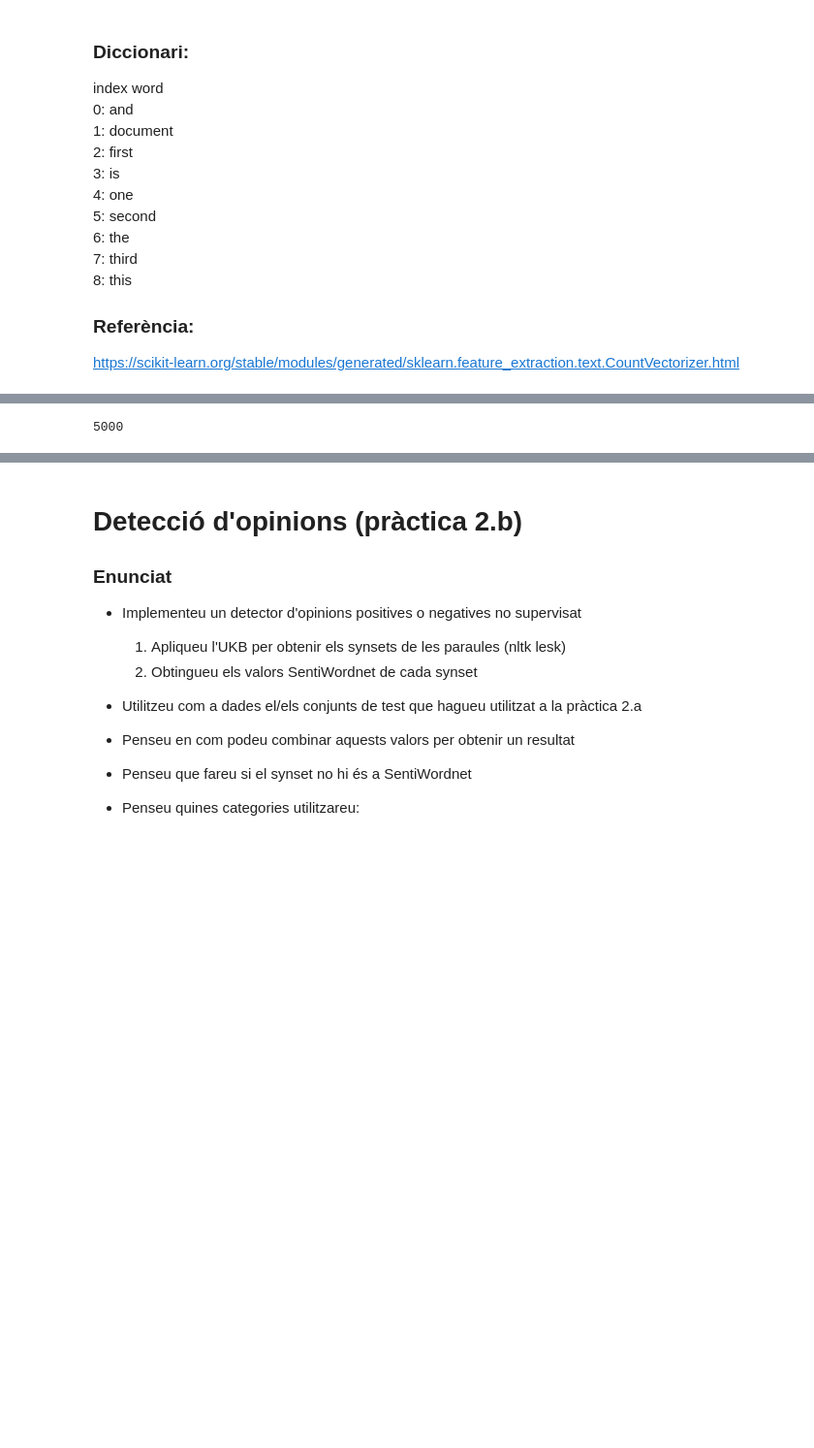
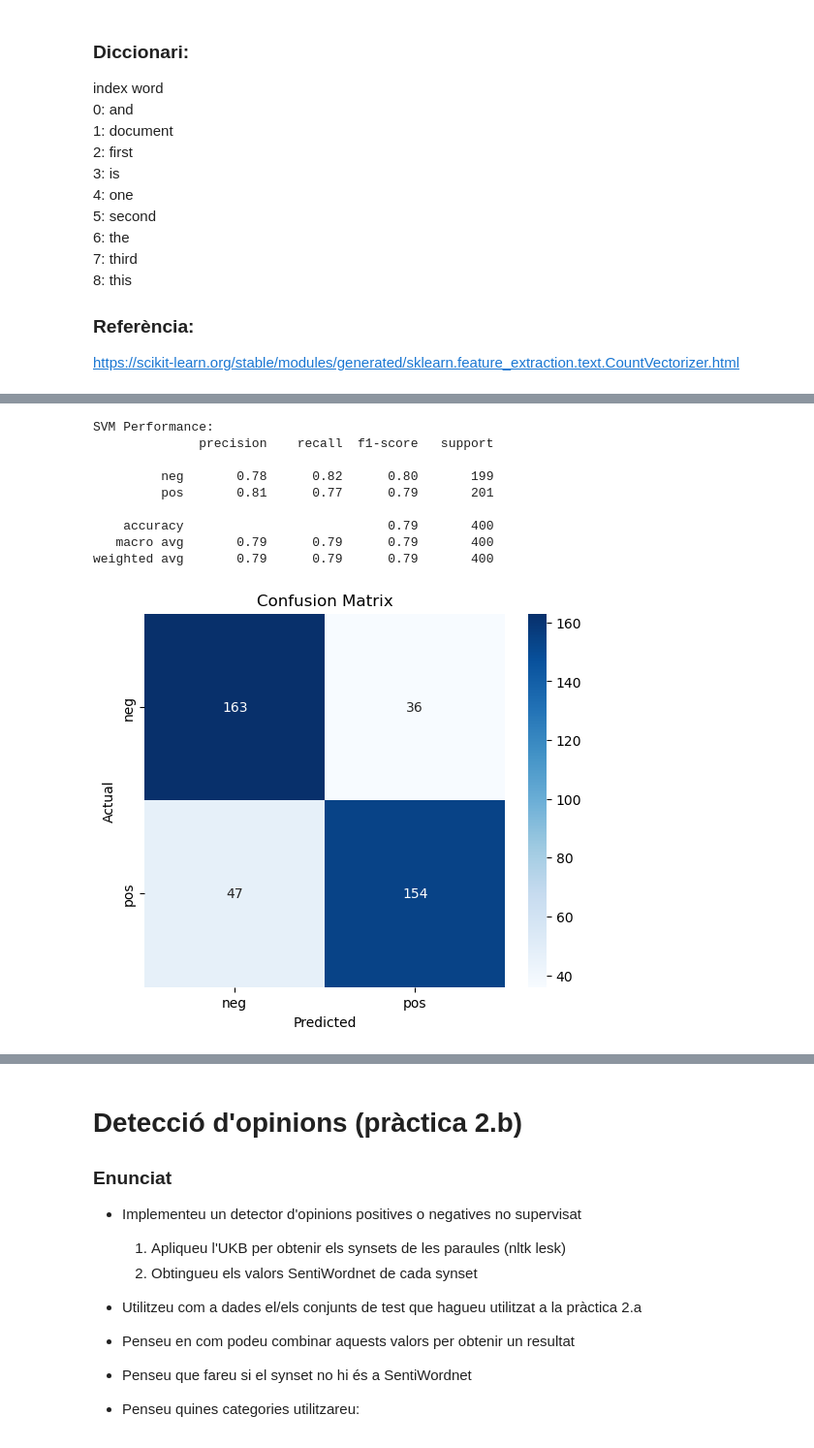
Before and after one commit to dz2pz/PLH-Deteccio-Opinions, a Jupyter notebook: Detecció d'opinions.ipynb, the cells around one changed output, grey strips where cells are left out. Shown at 97% size. Saved outputs shown, nothing was run; the diff lists cells and outputs as text; code cells hidden in the pictures; blank space fills up the shorter version.

```diff
--- a/Detecció d'opinions.ipynb
+++ b/Detecció d'opinions.ipynb
@@ -188,6 +208,33 @@ Accuracy for Decision Tree: 0.6525
-# %%
-vec = CountVectorizer(stop_words='english', max_features=5000)
-vec.fit_transform(X_train)
-print(len(vec.get_feature_names_out()))
-# %% [output]
-5000
+# %%
+vectorizer = CountVectorizer(max_features=5000)
+X_train_features = vectorizer.fit_transform(X_train)
+
+svm = SVC(kernel='linear')
+svm.fit(X_train_features, y_train)
+
+X_test_features = vectorizer.transform(X_test)
+y_pred = svm.predict(X_test_features)
+
+accuracy = accuracy_score(y_test, y_pred)
+
+print("SVM Performance:")
+print(classification_report(y_test, y_pred))
+
+cm = confusion_matrix(y_test, y_pred)
+plt.figure(figsize=(6, 5))
+sns.heatmap(cm, annot=True, fmt="d", cmap="Blues", xticklabels=svm.classes_, yticklabels=svm.classes_)
+plt.xlabel('Predicted')
+plt.ylabel('Actual')
+plt.title('Confusion Matrix')
+plt.show()
+# %% [output]
+SVM Performance:
+              precision    recall  f1-score   support
+
+         neg       0.78      0.82      0.80       199
+         pos       0.81      0.77      0.79       201
+
+    accuracy                           0.79       400
+   macro avg       0.79      0.79      0.79       400
+weighted avg       0.79      0.79      0.79       400
+[figure, added]
```
Also changed, not shown: parts of 21 cells of this notebook.
